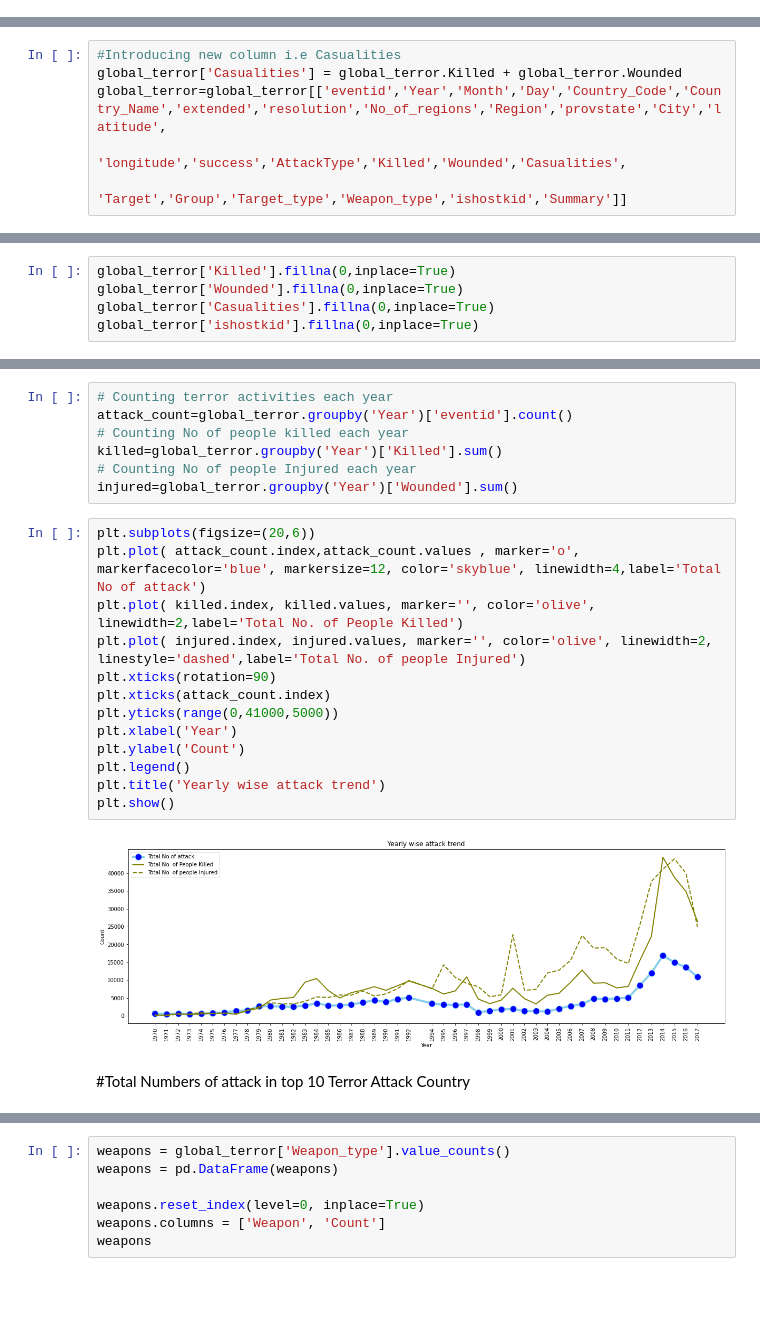
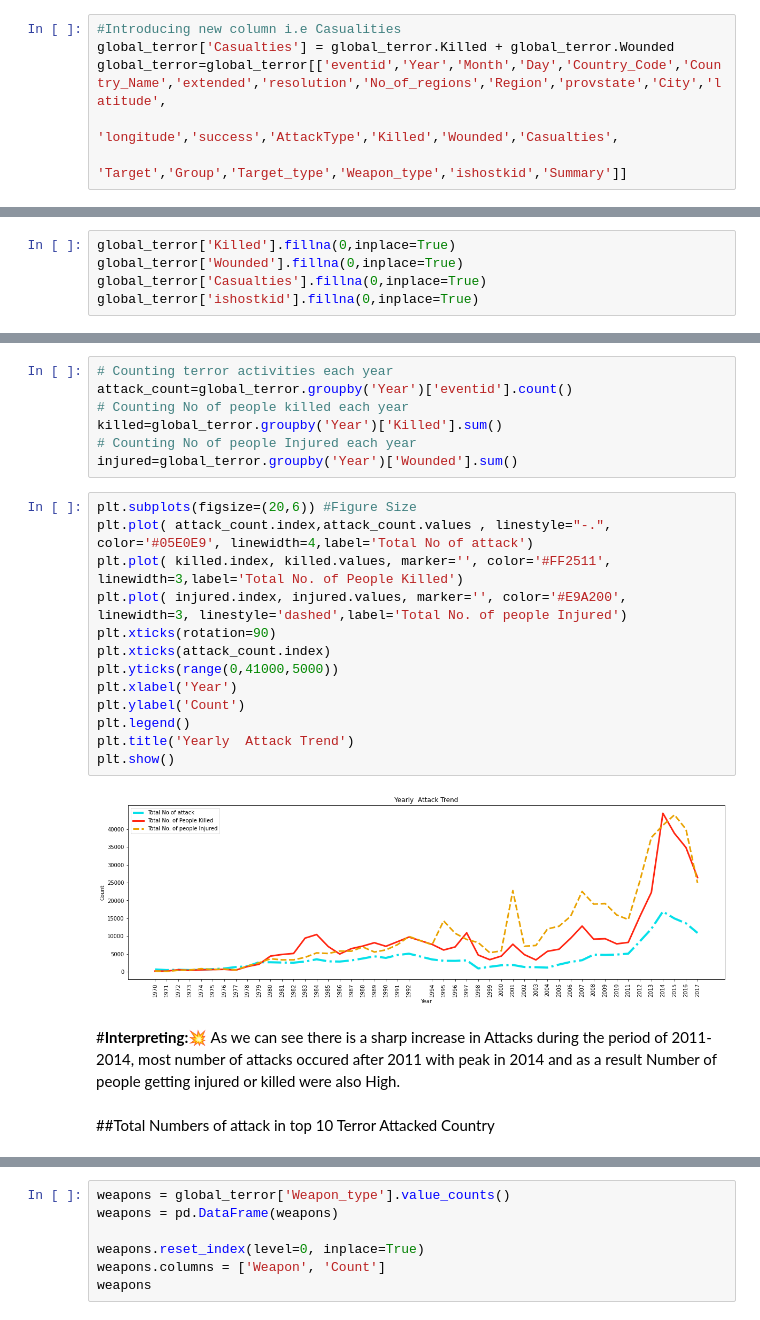
Before and after one commit to Harsh1091996/Global-Terrorism-Analysis, a Jupyter notebook: Himanshu_Sharma_24_02_2021_[ABTN0102]Global_Terrorism_Analysis.ipynb, the cells around one changed output, grey strips where cells are left out. Drawn from its saved outputs; the diff is of its cells as text; blank space fills up the shorter version.

```diff
--- a/Himanshu_Sharma_24_02_2021_[ABTN0102]Global_Terrorism_Analysis.ipynb
+++ b/Himanshu_Sharma_24_02_2021_[ABTN0102]Global_Terrorism_Analysis.ipynb
@@ -21,3 +89,9 @@ Columns (4,6,31,33,61,62,63,76,79,90,92,94,96,114,115,121) have mixed types.Spec
+# %%
+#Introducing new column i.e Casualities
+global_terror['Casualties'] = global_terror.Killed + global_terror.Wounded
+global_terror=global_terror[['eventid','Year','Month','Day','Country_Code','Country_Name','extended','resolution','No_of_regions','Region','provstate','City','latitude',
+                             'longitude','success','AttackType','Killed','Wounded','Casualties',
+                             'Target','Group','Target_type','Weapon_type','ishostkid','Summary']]
 # %%
 global_terror.head()
 # %% [output]
@@ -40,6 +103,0 @@ global_terror.rename(columns={'iyear':'Year','imonth':'Month','city':'City',
-# %%
-#Introducing new column i.e Casualities
-global_terror['Casualities'] = global_terror.Killed + global_terror.Wounded
-global_terror=global_terror[['eventid','Year','Month','Day','Country_Code','Country_Name','extended','resolution','No_of_regions','Region','provstate','City','latitude',
-                             'longitude','success','AttackType','Killed','Wounded','Casualities',
-                             'Target','Group','Target_type','Weapon_type','ishostkid','Summary']]
@@ -101,6 +152,6 @@ Killed,Wounded,Casualities,ishostkid these are the columns whose NaN values can
 # %%
 global_terror['Killed'].fillna(0,inplace=True)
 global_terror['Wounded'].fillna(0,inplace=True)
-global_terror['Casualities'].fillna(0,inplace=True)
+global_terror['Casualties'].fillna(0,inplace=True)
 global_terror['ishostkid'].fillna(0,inplace=True)
 # %% [markdown]
@@ -140,22 +191,25 @@ killed=global_terror.groupby('Year')['Killed'].sum()
 # Counting No of people Injured each year
 injured=global_terror.groupby('Year')['Wounded'].sum()
 # %%
-plt.subplots(figsize=(20,6))
-plt.plot( attack_count.index,attack_count.values , marker='o', markerfacecolor='blue', markersize=12, color='skyblue', linewidth=4,label='Total No of attack')
-plt.plot( killed.index, killed.values, marker='', color='olive', linewidth=2,label='Total No. of People Killed')
-plt.plot( injured.index, injured.values, marker='', color='olive', linewidth=2, linestyle='dashed',label='Total No. of people Injured')
+plt.subplots(figsize=(20,6)) #Figure Size
+plt.plot( attack_count.index,attack_count.values , linestyle="-.", color='#05E0E9', linewidth=4,label='Total No of attack')
+plt.plot( killed.index, killed.values, marker='', color='#FF2511', linewidth=3,label='Total No. of People Killed')
+plt.plot( injured.index, injured.values, marker='', color='#E9A200', linewidth=3, linestyle='dashed',label='Total No. of people Injured')
 plt.xticks(rotation=90)
 plt.xticks(attack_count.index)
 plt.yticks(range(0,41000,5000))
 plt.xlabel('Year')
 plt.ylabel('Count')
 plt.legend()
-plt.title('Yearly wise attack trend')
+plt.title('Yearly  Attack Trend')
 plt.show()
 # %% [output]
-[figure, old version]
+[figure, new version]
+# %% [markdown]
+#**Interpreting:💥**
+As we can see there is a sharp increase in Attacks during the period of 2011-2014, most number of attacks occured after 2011 with peak in 2014  and as a result Number of people getting injured or killed were also High.
 # %% [markdown]
-#Total Numbers of attack in top 10 Terror Attack Country
+##Total Numbers of attack in top 10 Terror Attacked Country
 # %%
 plt.subplots(figsize=(15,6))
 country = global_terror.Country_Name.value_counts()[:10].reset_index()
```
Also changed, not shown: parts of 67 cells of this notebook.
